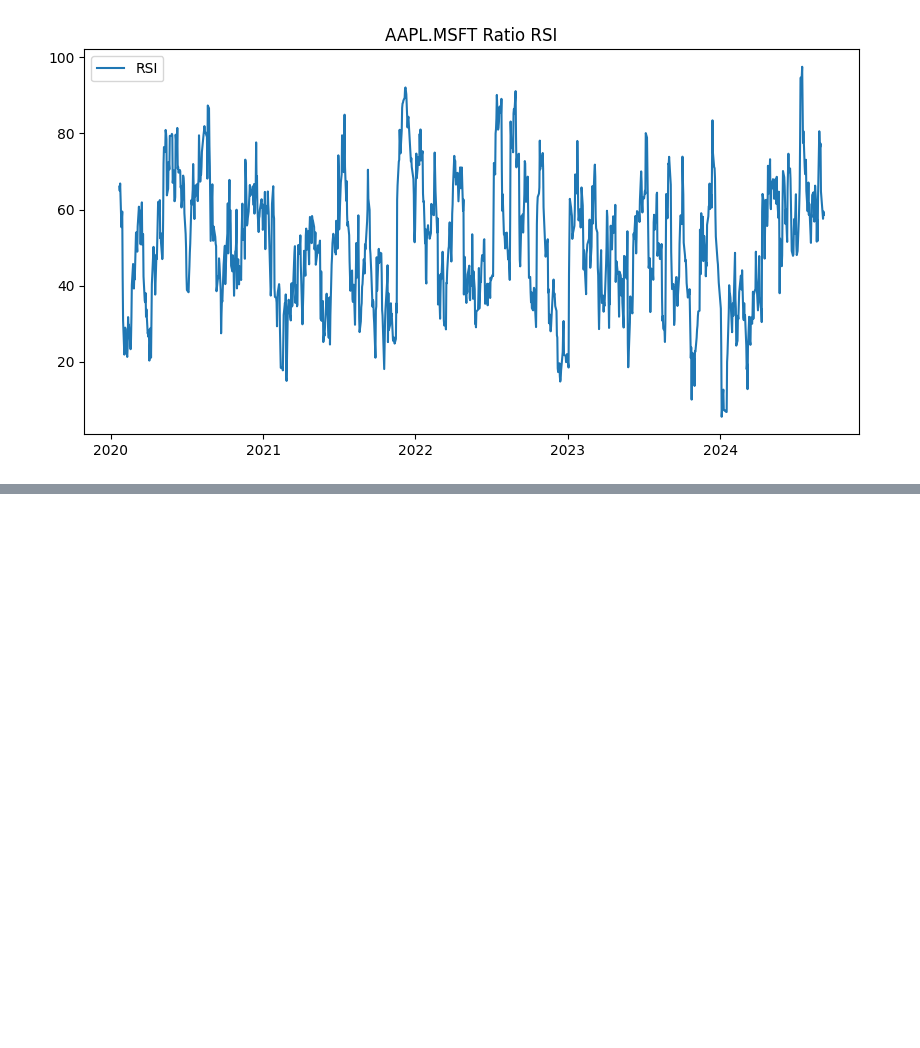
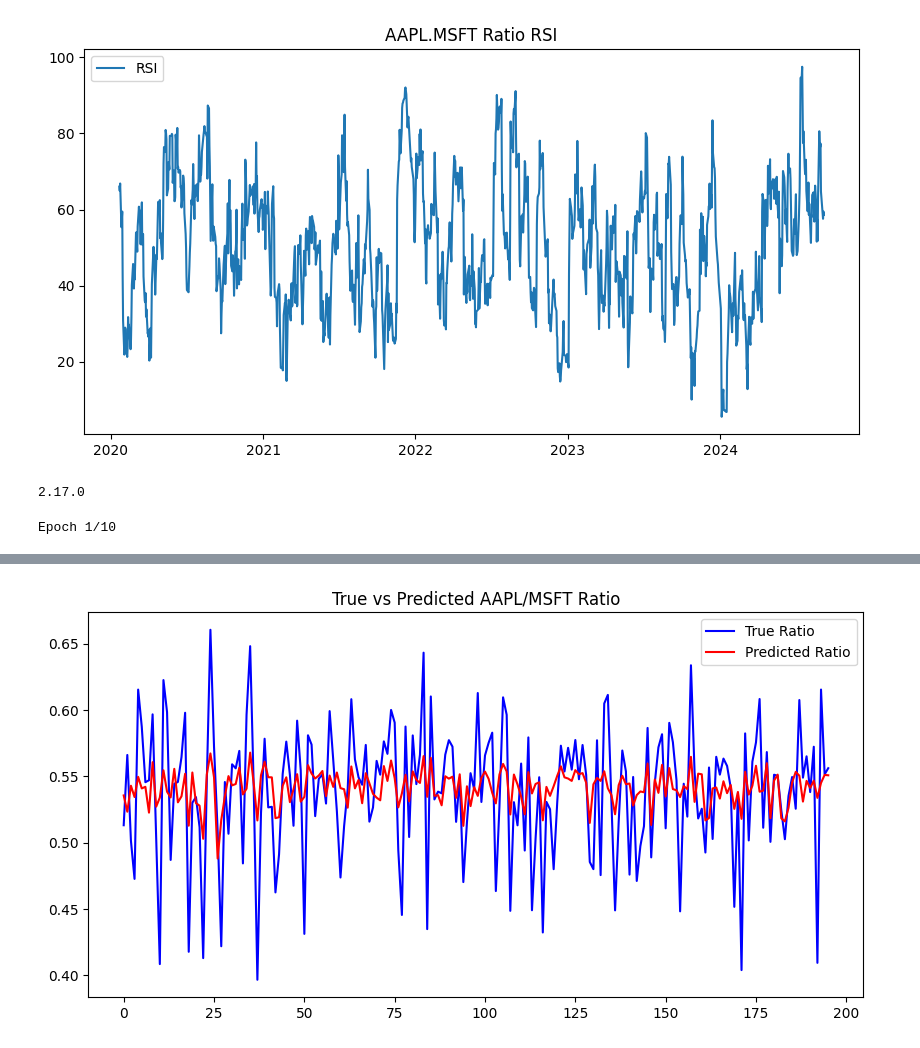
Before and after one commit to jurchiks33/am-i-AI, a Jupyter notebook: Stock Pair Ratio.ipynb, the cells around one changed output, grey strips where cells are left out. Cells and saved outputs as stored; diff of their text form; code cells hidden in the pictures; blank space fills up the shorter version.

Commit message:
training model

```diff
--- a/Stock Pair Ratio.ipynb
+++ b/Stock Pair Ratio.ipynb
@@ -66,3 +66,40 @@ target = target[:-1]
 
 # split data into training and testing sets
 X_train, X_test, y_train, y_test = train_test_split(features, target, test_size=0.2, random_state=42)
+# %%
+import tensorflow as tf
+print(tf.__version__)
+# %% [output]
+2.17.0
+# %%
+from tensorflow.keras.models import Sequential
+from tensorflow.keras.layers import LSTM, Dense
+
+# Reshape data for LSTM input (samples, timesteps, features)
+X_train_lstm = np.reshape(X_train.values, (X_train.shape[0], X_train.shape[1], 1))
+X_test_lstm = np.reshape(X_test.values, (X_test.shape[0], X_test.shape[1], 1))
+
+# Build the LSTM model
+model = Sequential()
+model.add(LSTM(50, return_sequences=True, input_shape=(X_train_lstm.shape[1], 1)))
+model.add(LSTM(50))
+model.add(Dense(1))  # Predict the next day's ratio
+
+# Compile the model
+model.compile(optimizer='adam', loss='mean_squared_error')
+
+# Train the model
+model.fit(X_train_lstm, y_train, epochs=10, batch_size=32)
+
+# Make predictions
+predicted_ratios = model.predict(X_test_lstm)
+
+# Visualize the predictions
+plt.figure(figsize=(10,5))
+plt.plot(y_test.values, label='True Ratio', color='blue')
+plt.plot(predicted_ratios, label='Predicted Ratio', color='red')
+plt.title('True vs Predicted AAPL/MSFT Ratio')
+plt.legend()
+plt.show()
+# %% [output]
+Epoch 1/10
@@ -68,0 +126 @@ X_train, X_test, y_train, y_test = train_test_split(features, target, test_size=
+[figure, added]
```
Also changed, not shown: parts of 1 cell of this notebook.
